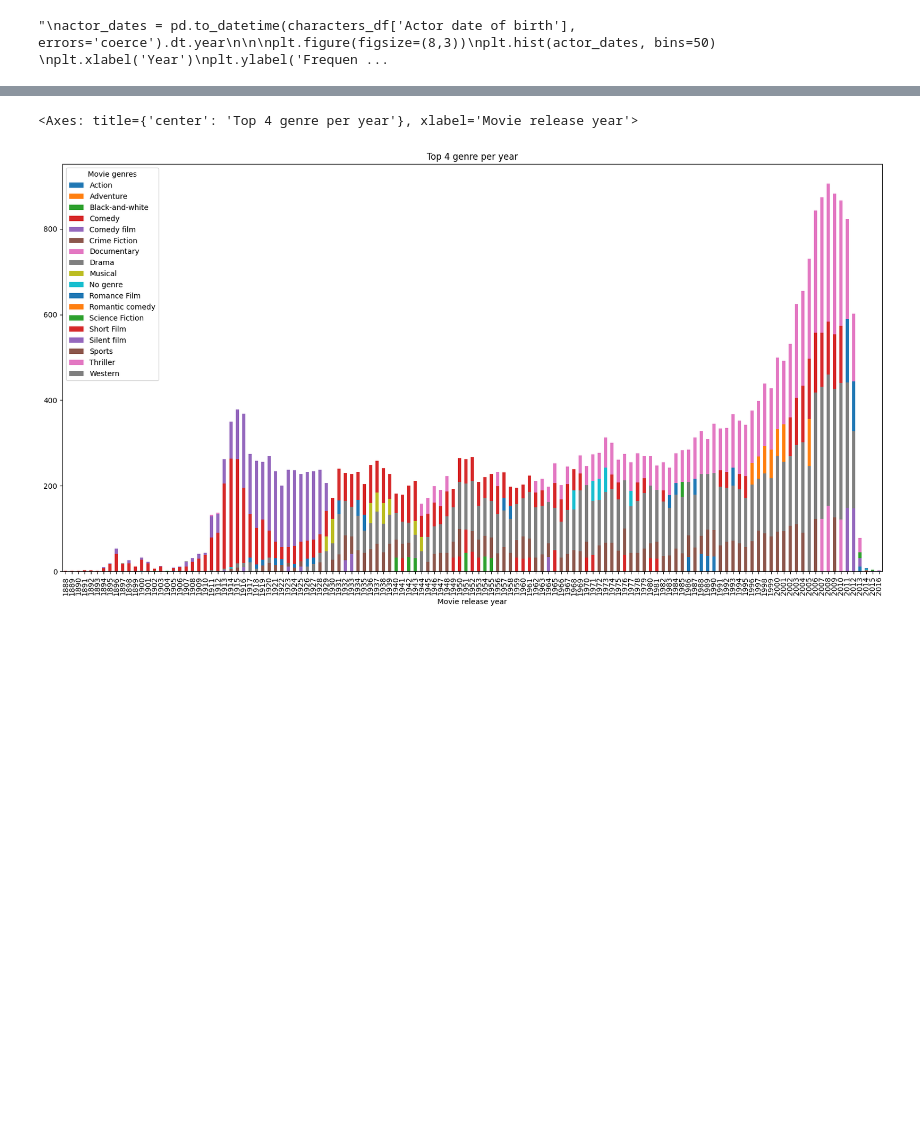
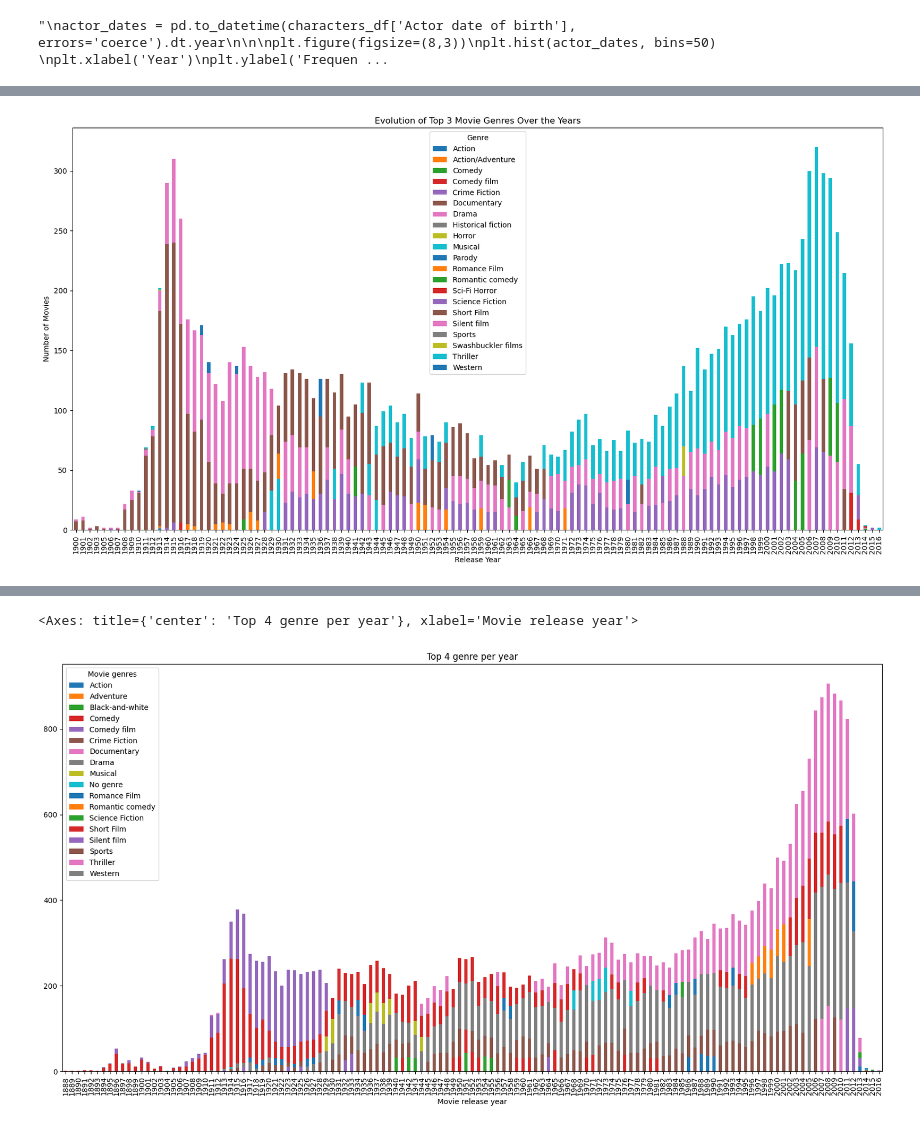
Before and after one commit to epfl-ada/ada-2024-project-metal2024, a Jupyter notebook: dataset_exploration.ipynb, the cells around one changed output, grey strips where cells are left out. Drawn from its saved outputs; the diff is of its cells as text; code cells hidden in the pictures; blank space fills up the shorter version.

```diff
--- a/dataset_exploration.ipynb
+++ b/dataset_exploration.ipynb
@@ -134,0 +192,20 @@ movies_df.columns = ["Wikipedia movie ID", "Freebase movie ID", "Movie name", "M
+# %%
+# Select the three most popular genres for each year
+top_genres = genre_counts_pivot.rank(axis=1, ascending=False, method='min') <= 3
+
+# Filter the DataFrame to only include the top genres
+genre_counts_top = genre_counts_pivot.where(top_genres)
+
+# Drop any columns that are all NaN (i.e., genres that were not in the top three for any year)
+genre_counts_top = genre_counts_top.dropna(axis=1, how='all')
+
+# Plot the stacked bar chart
+genre_counts_top.plot(kind='bar', stacked=True, figsize=(20, 10))
+plt.xlabel('Release Year')
+plt.ylabel('Number of Movies')
+plt.title('Evolution of Top 3 Movie Genres Over the Years')
+plt.legend(title='Genre')
+plt.xticks(rotation=90)
+plt.show()
+# %% [output]
+[figure, added]
```
Also changed, not shown: parts of 15 cells of this notebook.
